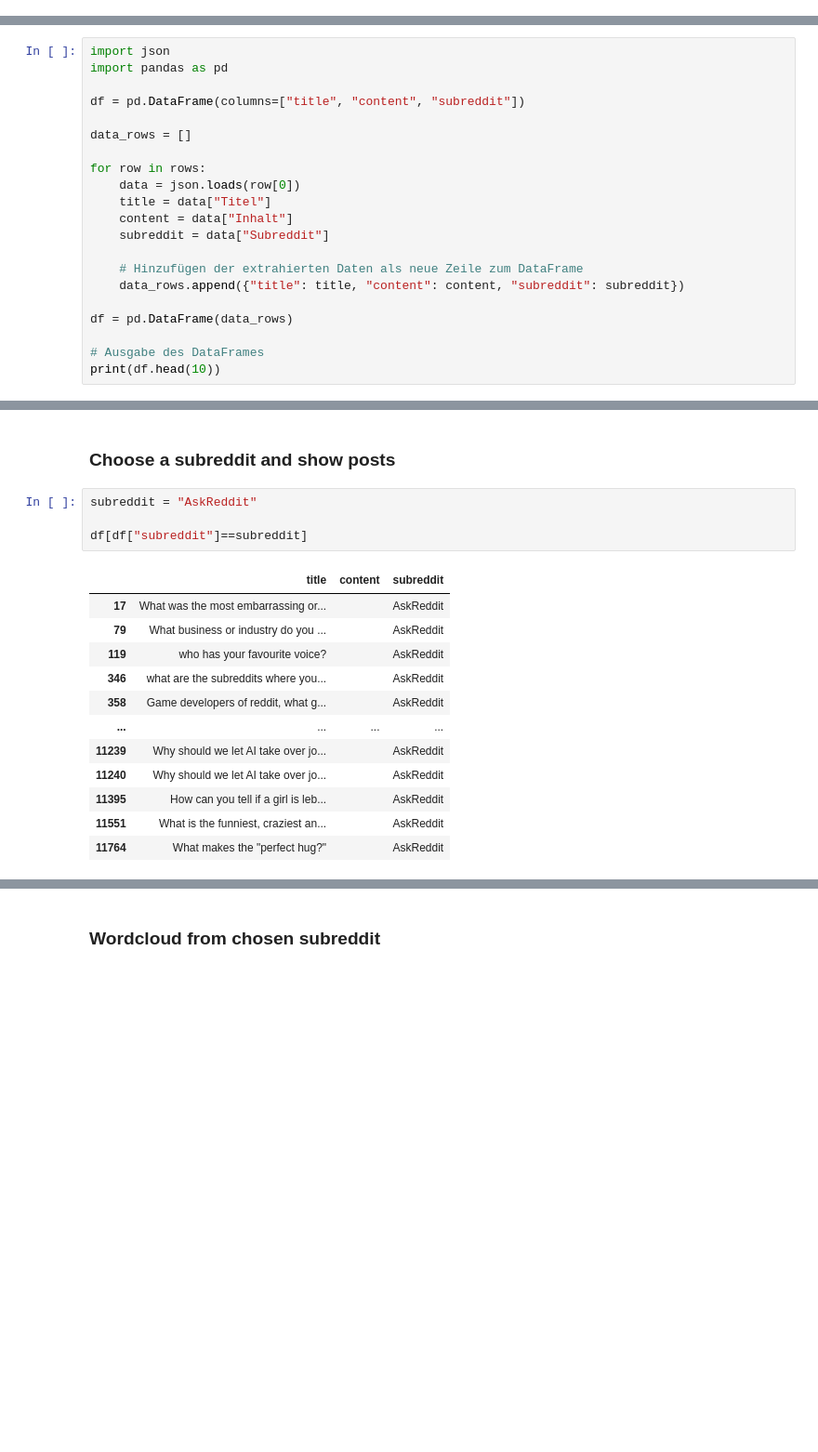
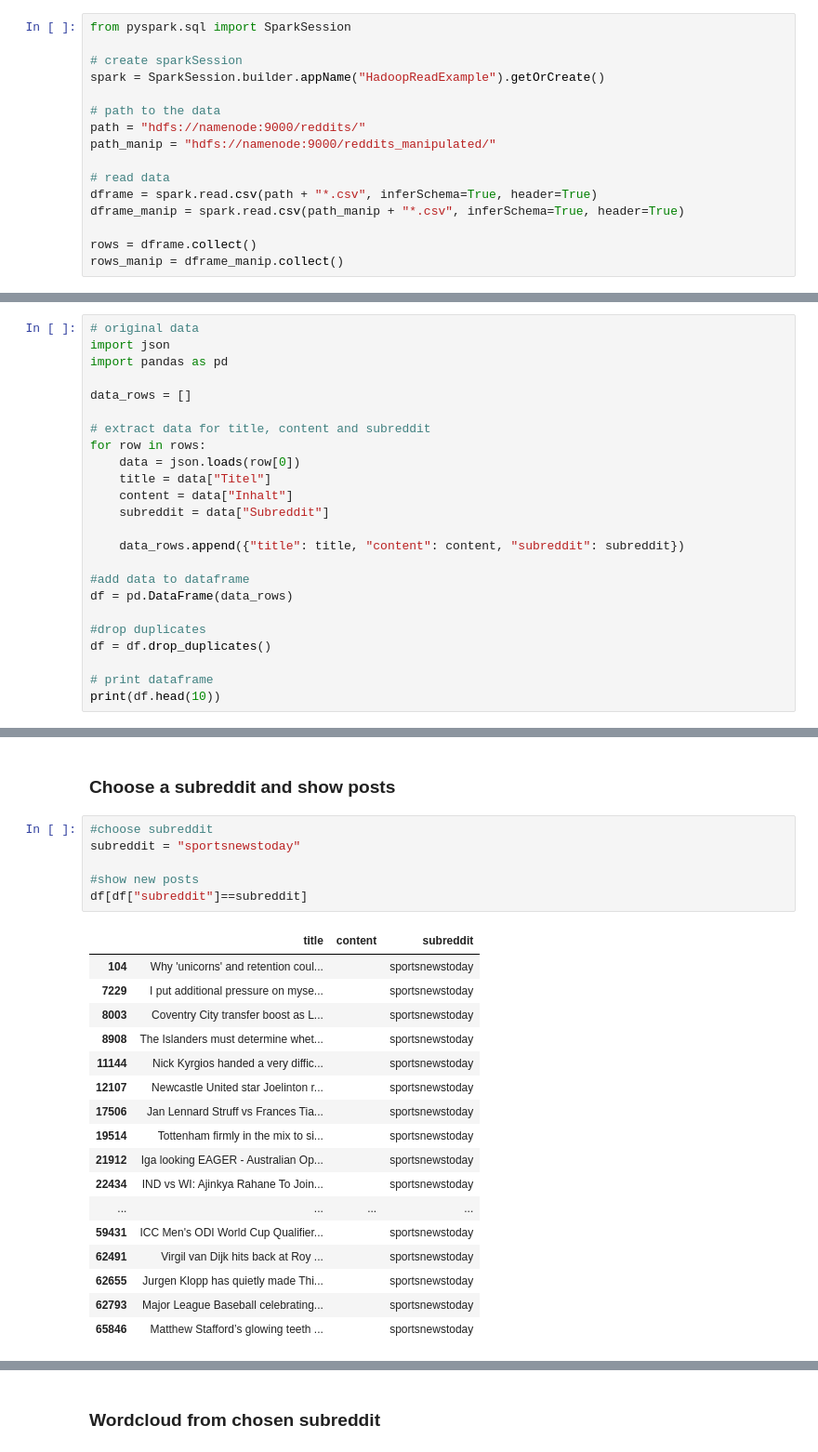
Before and after one commit to AlphaSigmaIota/BigDataReddit, a Jupyter notebook: jupyter/data/DataAnalysis.ipynb, the cells around one changed output, grey strips where cells are left out. Shown at 93% size. Saved outputs shown, nothing was run; the diff lists cells and outputs as text; blank space fills up the shorter version.

```diff
--- a/jupyter/data/DataAnalysis.ipynb
+++ b/jupyter/data/DataAnalysis.ipynb
@@ -17,24 +6,43 @@ rows = df.collect()
+# %%
+from pyspark.sql import SparkSession
+
+# create sparkSession
+spark = SparkSession.builder.appName("HadoopReadExample").getOrCreate()
+
+# path to the data
+path = "hdfs://namenode:9000/reddits/"
+path_manip = "hdfs://namenode:9000/reddits_manipulated/"
+
+# read data
+dframe = spark.read.csv(path + "*.csv", inferSchema=True, header=True)
+dframe_manip = spark.read.csv(path_manip + "*.csv", inferSchema=True, header=True)
+
+rows = dframe.collect()
+rows_manip = dframe_manip.collect()
 # %% [markdown]
 ### Create a dataframe with title, content and subreddit as columns
 # %%
+# original data
 import json
 import pandas as pd
 
-df = pd.DataFrame(columns=["title", "content", "subreddit"])
-
 data_rows = []
 
+# extract data for title, content and subreddit
 for row in rows:
     data = json.loads(row[0])
     title = data["Titel"]
     content = data["Inhalt"]
     subreddit = data["Subreddit"]
 
-    # Hinzufügen der extrahierten Daten als neue Zeile zum DataFrame
     data_rows.append({"title": title, "content": content, "subreddit": subreddit})
 
+#add data to dataframe
 df = pd.DataFrame(data_rows)
 
-# Ausgabe des DataFrames
+#drop duplicates
+df = df.drop_duplicates()
+
+# print dataframe
 print(df.head(10))
 # %% [output]
@@ -50,19 +131,26 @@ AnalysisException: [UNRESOLVED_COLUMN.WITH_SUGGESTION] A column or function para
 # %% [markdown]
 ### Choose a subreddit and show posts
 # %%
-subreddit = "AskReddit"
+#choose subreddit
+subreddit = "sportsnewstoday"
 
+#show new posts
 df[df["subreddit"]==subreddit]
 # %% [output]
 |  | title | content | subreddit |
-| 17 | What was the most embarrassing or... |  | AskReddit |
-| 79 | What business or industry do you ... |  | AskReddit |
-| 119 | who has your favourite voice? |  | AskReddit |
-| 346 | what are the subreddits where you... |  | AskReddit |
-| 358 | Game developers of reddit, what g... |  | AskReddit |
+| 104 | Why 'unicorns' and retention coul... |  | sportsnewstoday |
+| 7229 | I put additional pressure on myse... |  | sportsnewstoday |
+| 8003 | Coventry City transfer boost as L... |  | sportsnewstoday |
+| 8908 | The Islanders must determine whet... |  | sportsnewstoday |
+| 11144 | Nick Kyrgios handed a very diffic... |  | sportsnewstoday |
+| 12107 | Newcastle United star Joelinton r... |  | sportsnewstoday |
+| 17506 | Jan Lennard Struff vs Frances Tia... |  | sportsnewstoday |
+| 19514 | Tottenham firmly in the mix to si... |  | sportsnewstoday |
+| 21912 | Iga looking EAGER - Australian Op... |  | sportsnewstoday |
+| 22434 | IND vs WI: Ajinkya Rahane To Join... |  | sportsnewstoday |
 | ... | ... | ... | ... |
-| 11239 | Why should we let AI take over jo... |  | AskReddit |
-| 11240 | Why should we let AI take over jo... |  | AskReddit |
-| 11395 | How can you tell if a girl is leb... |  | AskReddit |
-| 11551 | What is the funniest, craziest an... |  | AskReddit |
-| 11764 | What makes the "perfect hug?" |  | AskReddit |
+| 59431 | ICC Men's ODI World Cup Qualifier... |  | sportsnewstoday |
+| 62491 | Virgil van Dijk hits back at Roy ... |  | sportsnewstoday |
+| 62655 | Jurgen Klopp has quietly made Thi... |  | sportsnewstoday |
+| 62793 | Major League Baseball celebrating... |  | sportsnewstoday |
+| 65846 | Matthew Stafford’s glowing teeth ... |  | sportsnewstoday |
```
Also changed, not shown: parts of 23 cells of this notebook.
